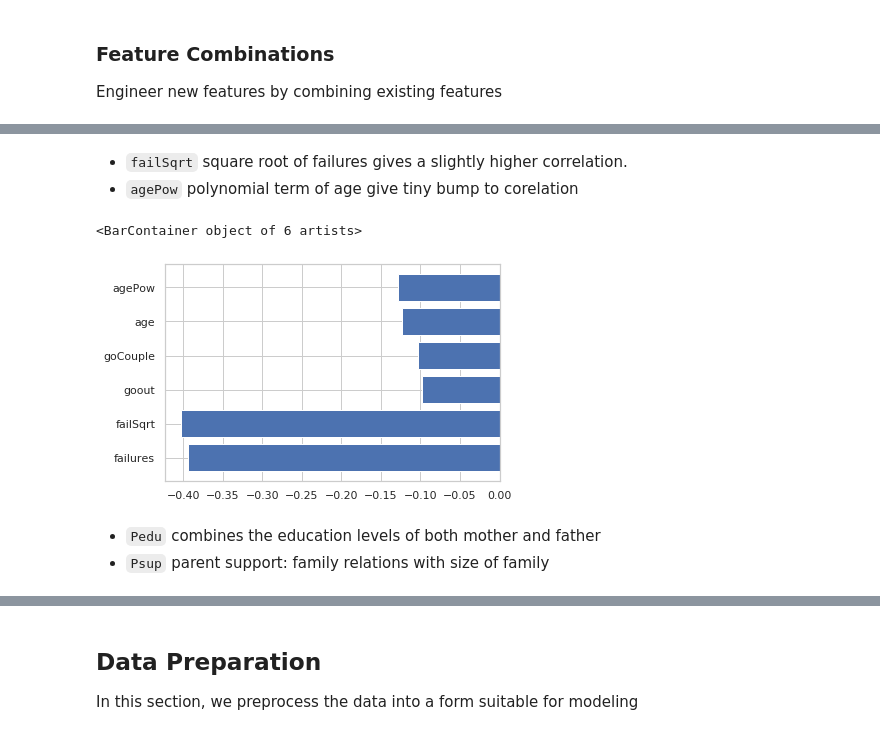
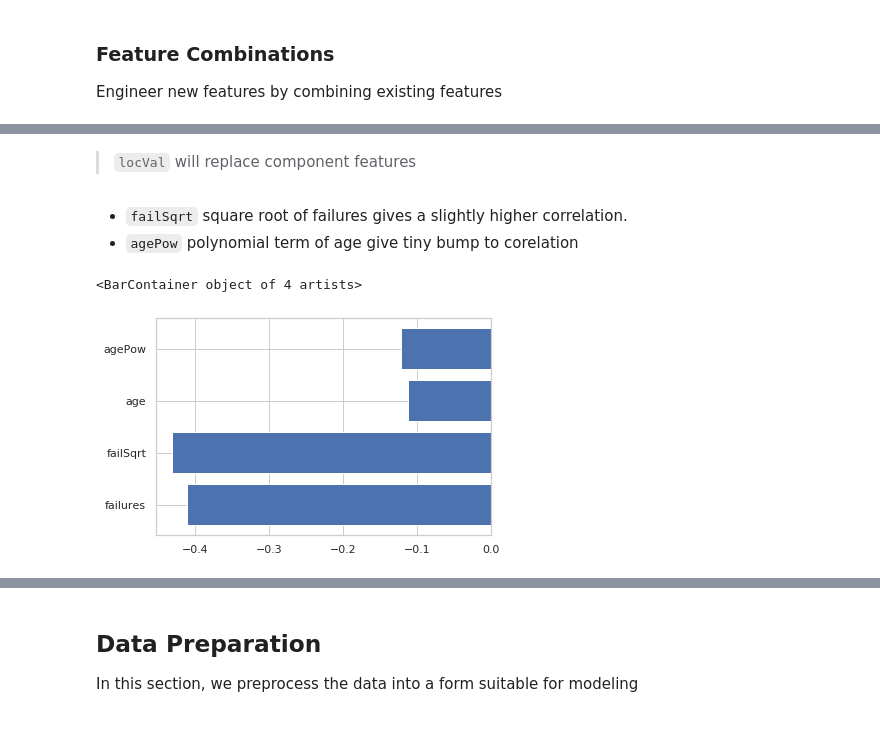
Before and after one commit to mrzzy/np-pa-assign, a Jupyter notebook: dataprep.ipynb, the cells around one changed output, grey strips where cells are left out. Saved outputs shown, nothing was run; the diff lists cells and outputs as text; code cells hidden in the pictures.

```diff
--- a/dataprep.ipynb
+++ b/dataprep.ipynb
@@ -108,3 +108,0 @@ To resolve the power law like distribution of `absences`, we apply `log()`
-# %%
-df["logAbsences"] = np.log1p(df["absences"])
-df["logAbsences"].hist()
@@ -123,5 +108,0 @@ To resolve the nonlinear relationship between `logAbsences` and final grade, we
-# %%
-df["absencesBinned"] = pd.cut(df["logAbsences"], [0,  2, 2.5, 3.5, float("inf")],
-                              labels=[1, 2, 3, 4], right=True,
-                              include_lowest=True).astype("int")
-sns.boxplot(df["absencesBinned"], train_scores)
@@ -142,14 +121,14 @@ Engineer new features by combining existing features
 # %%
-df["alc"] = (df["Dalc"] + df["Walc"])
+df["alc"]= df["Dalc"] + df["Walc"]
 df["freeAlc"] = df["alc"] * df["freetime"]
 df["gooutAlc"] = df["alc"] * df["goout"]
 df["ageAlc"] = df["age"] * df["alc"]
 df["goFreeAlc"] = df["goout"] * df["freetime"] * df["alc"]
 df["goFreeAlcAge"] = df["goout"] * df["freetime"] * df["alc"] * df["age"]
+df["alcStudyAge"] = df["alc"] * df["age"] / df["studytime"]
 
 correlations = df.loc[:, ["Dalc", "Walc", "age", "goout", "alc",
                           "gooutAlc", "freeAlc", "ageAlc", "goFreeAlc",
-                          "goFreeAlcAge"]].corrwith(train_scores)
-print(correlations)
+                          "goFreeAlcAge", "alcStudyAge"]].corrwith(train_scores)
 plt.barh(correlations.index, correlations)
 # %% [output]
@@ -168,0 +142,8 @@ dtype: float64
+# %%
+df["locVal"] = df["Medu"] / df["traveltime"]
+
+correlations = df.loc[:, ["Fedu", "Medu",
+                          "locVal", "traveltime"]].corrwith(train_scores)
+
+print(correlations)
+plt.barh(correlations.index, correlations)
@@ -169,18 +158,15 @@ dtype: float64
+# %% [markdown]
+> `locVal` will replace component features
 # %% [markdown]
 - `failSqrt` square root of failures gives a slightly higher correlation.
 - `agePow` polynomial term of age give tiny bump to corelation
 # %%
 df["failSqrt"] = np.sqrt(df["failures"])
 df["agePow"] = df["age"] ** 6.5
-df["goCouple"] = df["goout"] *  df["romantic"].cat.codes
 
 correlations = df.loc[:, ["failures", "failSqrt",
-                          "goout", "goCouple",
                           "age", "agePow"]].corrwith(train_scores)
 plt.barh(correlations.index, correlations)
 # %% [output]
-<BarContainer object of 6 artists>
+<BarContainer object of 4 artists>
-[figure, old version]
+[figure, new version]
-# %% [markdown]
-- `Pedu` combines the education levels of both mother and father
-- `Psup` parent support: family relations with size of family
```
Also changed, not shown: parts of 18 cells of this notebook, 4 other files.
